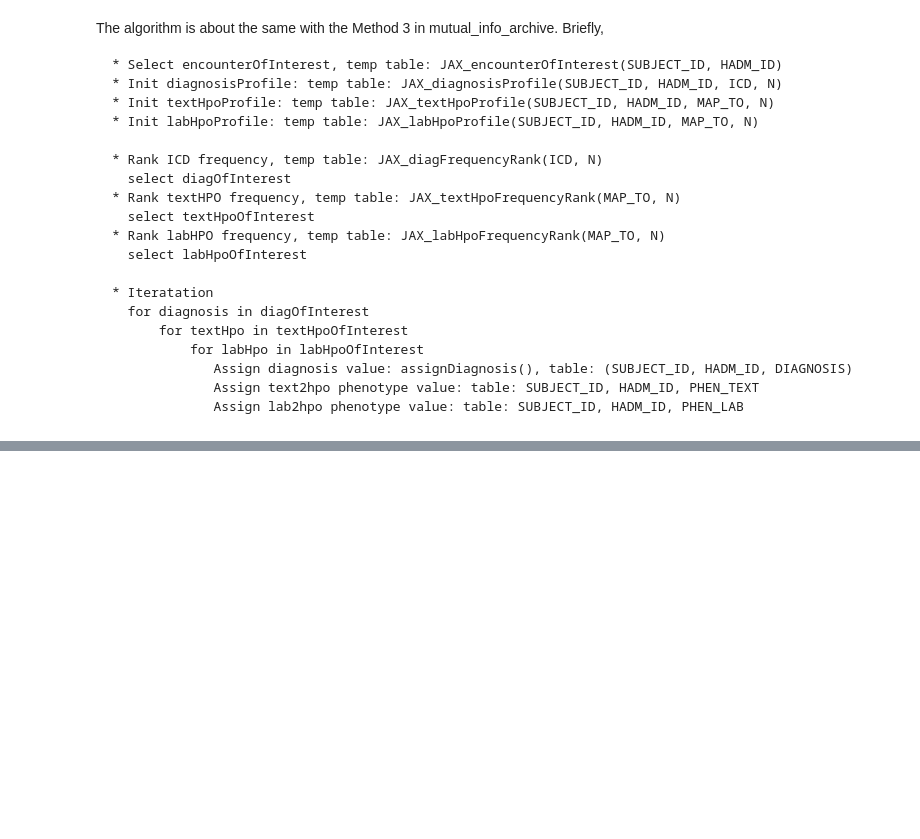
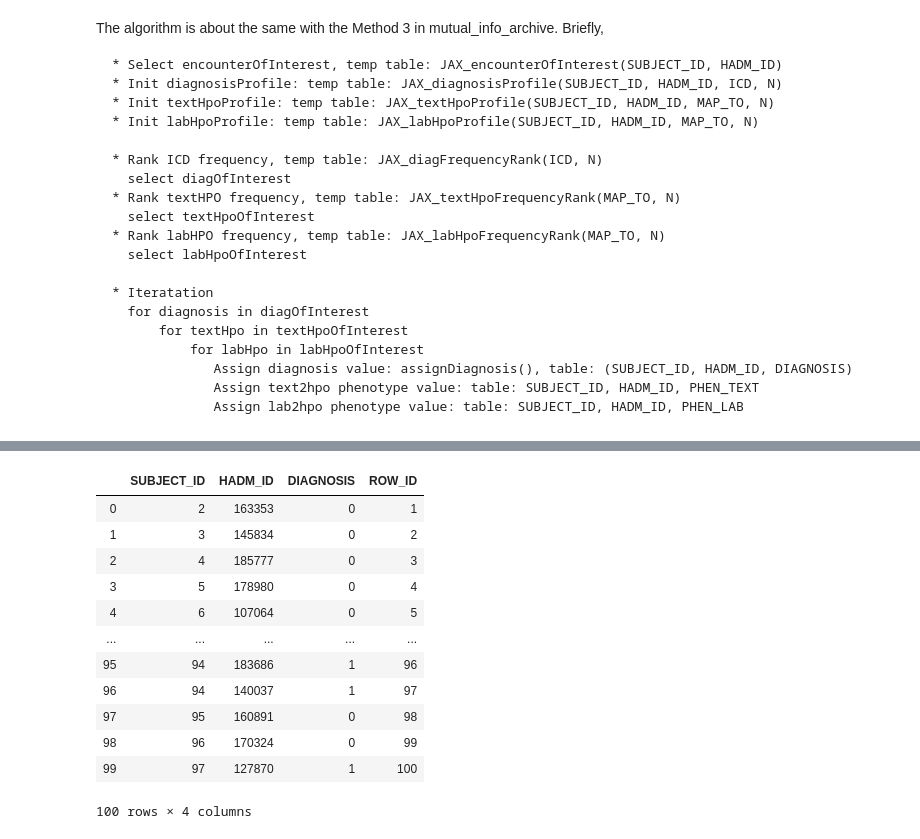
Before and after one commit to TheJacksonLaboratory/MIMIC_HPO, a Jupyter notebook: src/main/resources/mutual_info.ipynb, the cells around one changed output, grey strips where cells are left out. Drawn from its saved outputs; the diff is of its cells as text; code cells hidden in the pictures; blank space fills up the shorter version.

```diff
--- a/src/main/resources/mutual_info.ipynb
+++ b/src/main/resources/mutual_info.ipynb
@@ -905,0 +1123,17 @@ pd.read_sql_query("SELECT * FROM JAX_mf_diag", mydb)
+# %%
+indexDiagnosisTable()
+pd.read_sql_query("SELECT * FROM JAX_mf_diag", mydb)
+# %% [output]
+|  | SUBJECT_ID | HADM_ID | DIAGNOSIS | ROW_ID |
+| 0 | 2 | 163353 | 0 | 1 |
+| 1 | 3 | 145834 | 0 | 2 |
+| 2 | 4 | 185777 | 0 | 3 |
+| 3 | 5 | 178980 | 0 | 4 |
+| 4 | 6 | 107064 | 0 | 5 |
+| ... | ... | ... | ... | ... |
+| 95 | 94 | 183686 | 1 | 96 |
+| 96 | 94 | 140037 | 1 | 97 |
+| 97 | 95 | 160891 | 0 | 98 |
+| 98 | 96 | 170324 | 0 | 99 |
+| 99 | 97 | 127870 | 1 | 100 |
+100 rows × 4 columns
```
Also changed, not shown: parts of 22 cells of this notebook.
